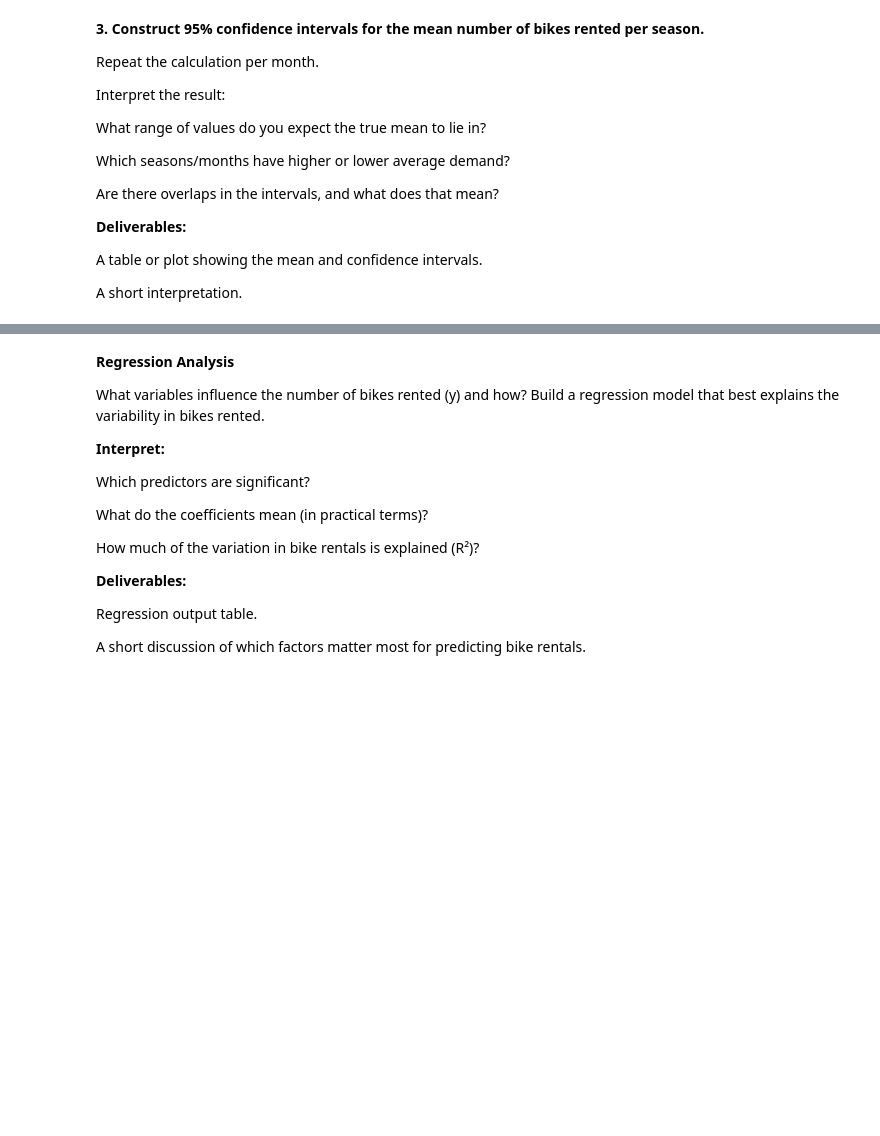
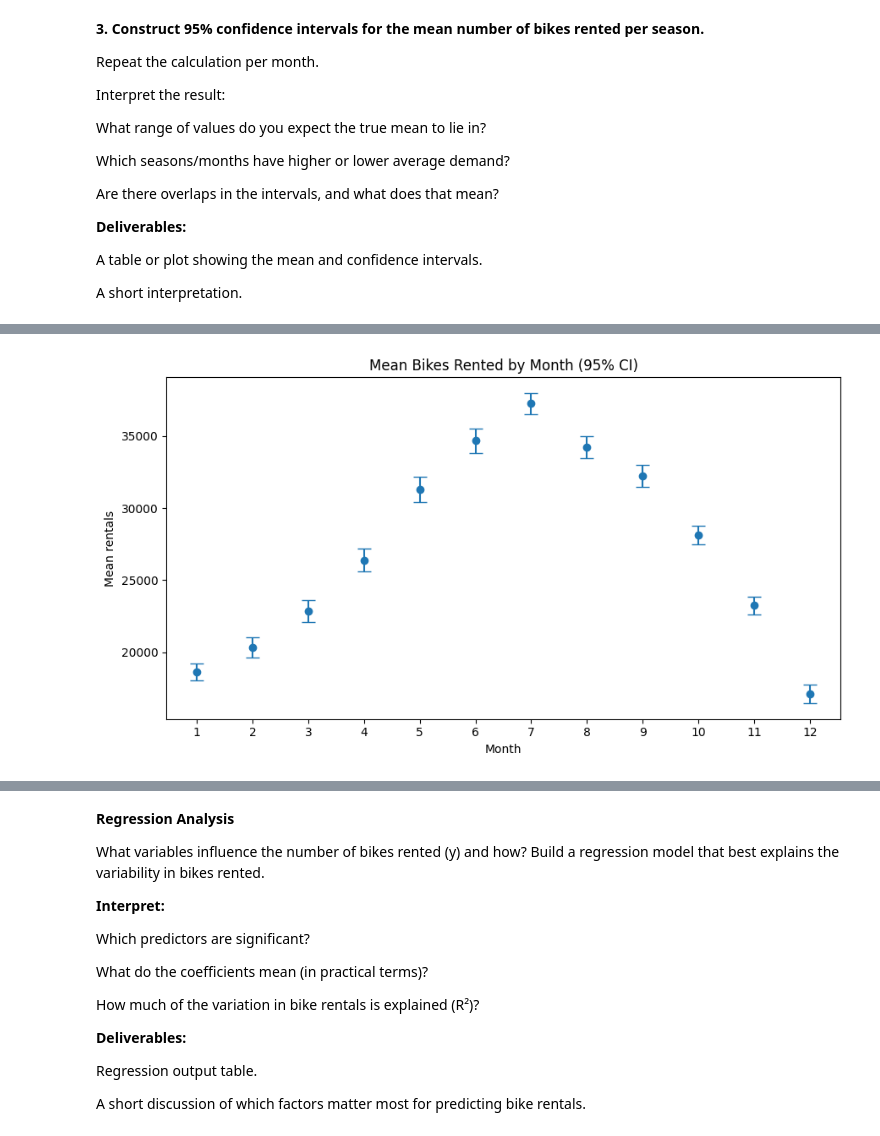
Before and after one commit to alexaromanova/Analytics-through-Coding-Class, a Jupyter notebook: Session_3/Group_Project.ipynb, the cells around one changed output, grey strips where cells are left out. Cells and saved outputs as stored; diff of their text form; code cells hidden in the pictures; blank space fills up the shorter version.

```diff
--- a/Session_3/Group_Project.ipynb
+++ b/Session_3/Group_Project.ipynb
@@ -81,0 +290,14 @@ A short interpretation.
+# %%
+m = month_stats.sort_index()   # months in calendar order
+
+plt.figure(figsize=(9,5))
+yerr = [m['mean'] - m['ci_low'], m['ci_high'] - m['mean']]
+plt.errorbar(m.index, m['mean'], yerr=yerr, fmt='o', capsize=6)
+plt.xticks(m.index)
+plt.title('Mean Bikes Rented by Month (95% CI)')
+plt.xlabel('Month')
+plt.ylabel('Mean rentals')
+plt.tight_layout()
+plt.show()
+# %% [output]
+[figure, added]
```
Also changed, not shown: parts of 14 cells of this notebook, 1 other file.
